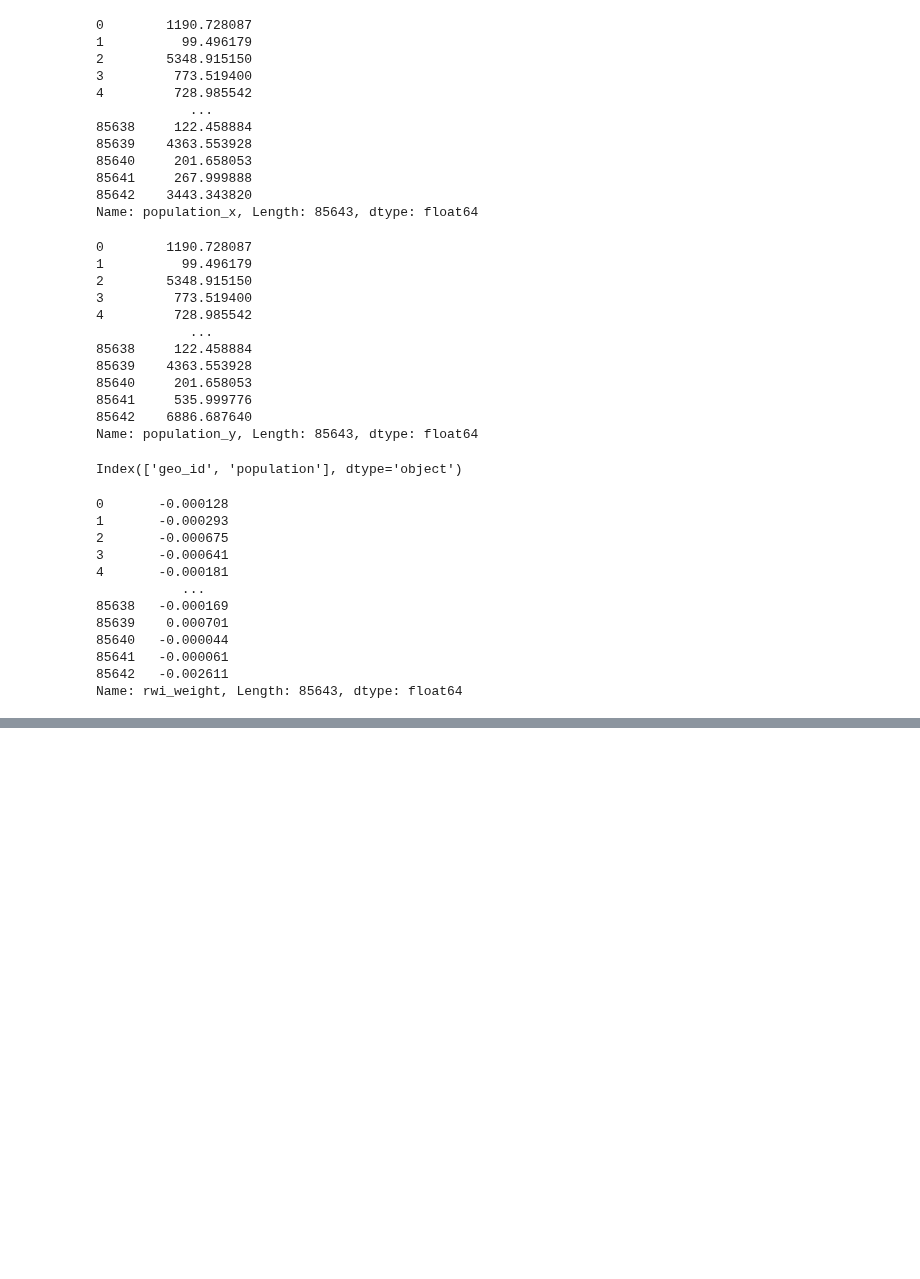
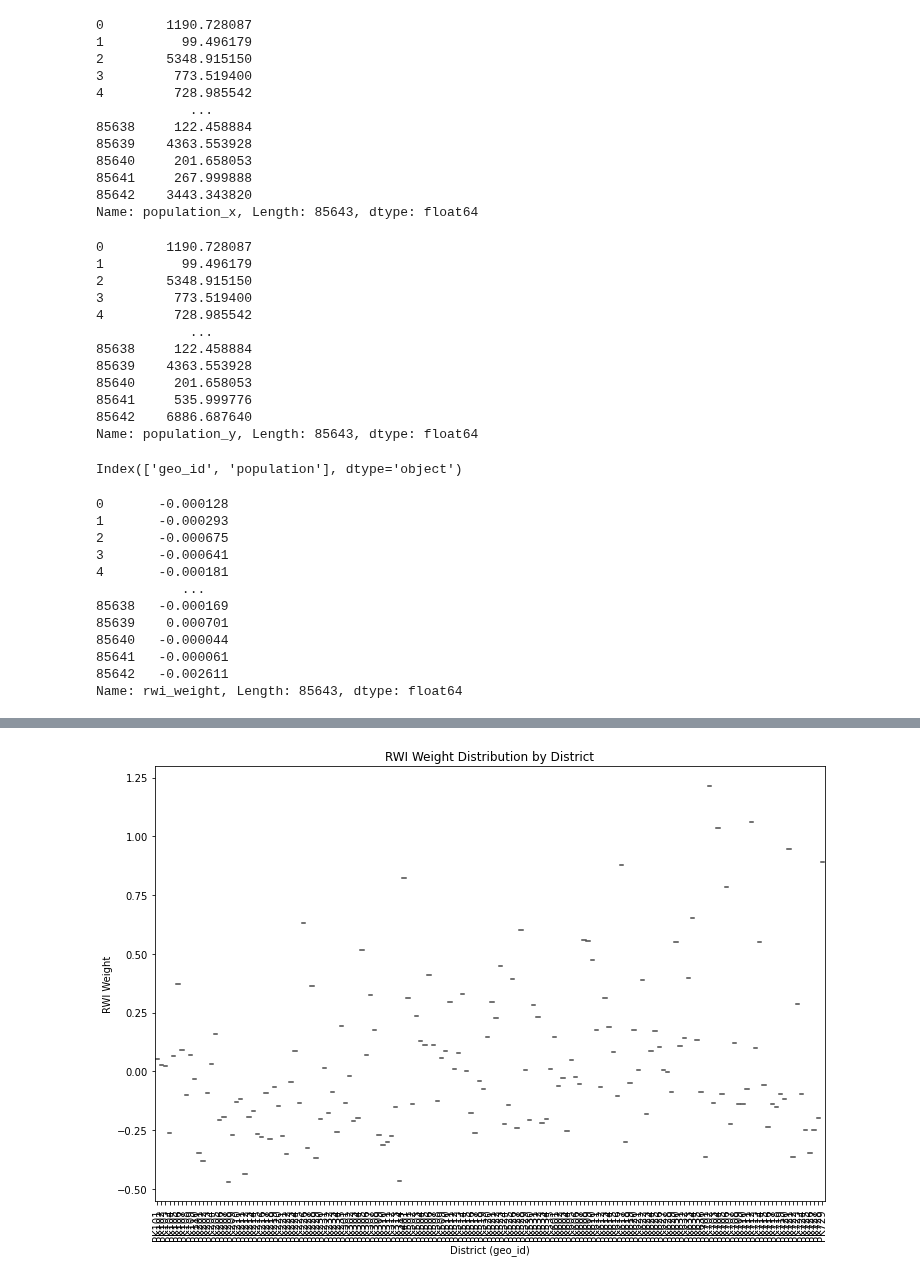
Before and after one commit to kismat91/Index-Based-Poverty-Estimation-in-Pakistan-, a Jupyter notebook: Task4_1.ipynb, the cells around one changed output, grey strips where cells are left out. Drawn from its saved outputs; the diff is of its cells as text; code cells hidden in the pictures; blank space fills up the shorter version.

```diff
--- a/Task4_1.ipynb
+++ b/Task4_1.ipynb
@@ -149,0 +193,13 @@ Name: rwi_weight, Length: 160, dtype: float64
+# %%
+
+# Now, let's visualize the variation within each district using a violin plot,
+# which is a better visual tool than a boxplot for understanding the distribution shape.
+plt.figure(figsize=(12, 8))
+sns.violinplot(x='geo_id', y='rwi_weight', data=geo_rwi)
+plt.xticks(rotation=90)
+plt.title('RWI Weight Distribution by District')
+plt.xlabel('District (geo_id)')
+plt.ylabel('RWI Weight')
+plt.show()
+# %% [output]
+[figure, added]
```
Also changed, not shown: parts of 26 cells of this notebook.
